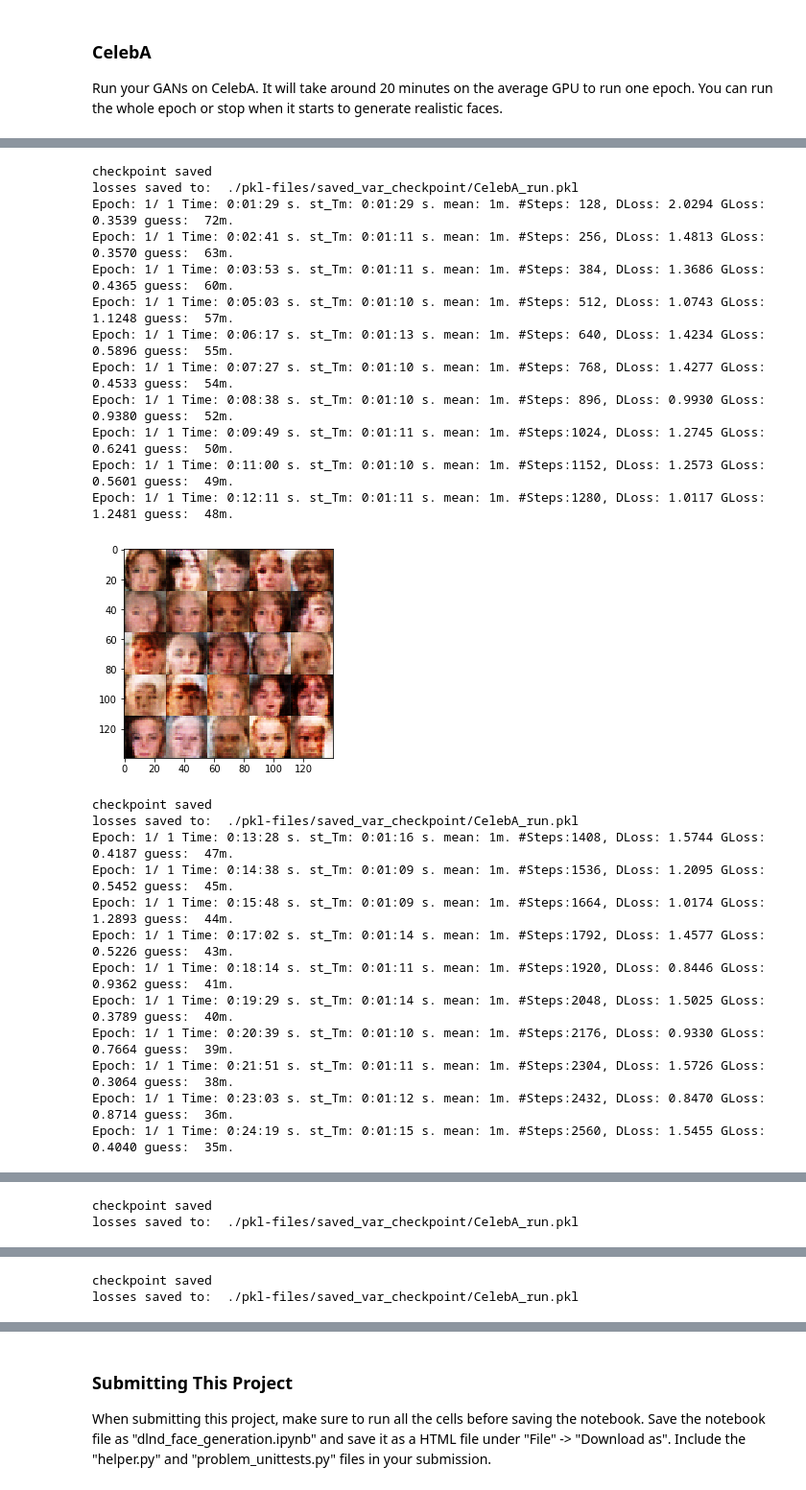
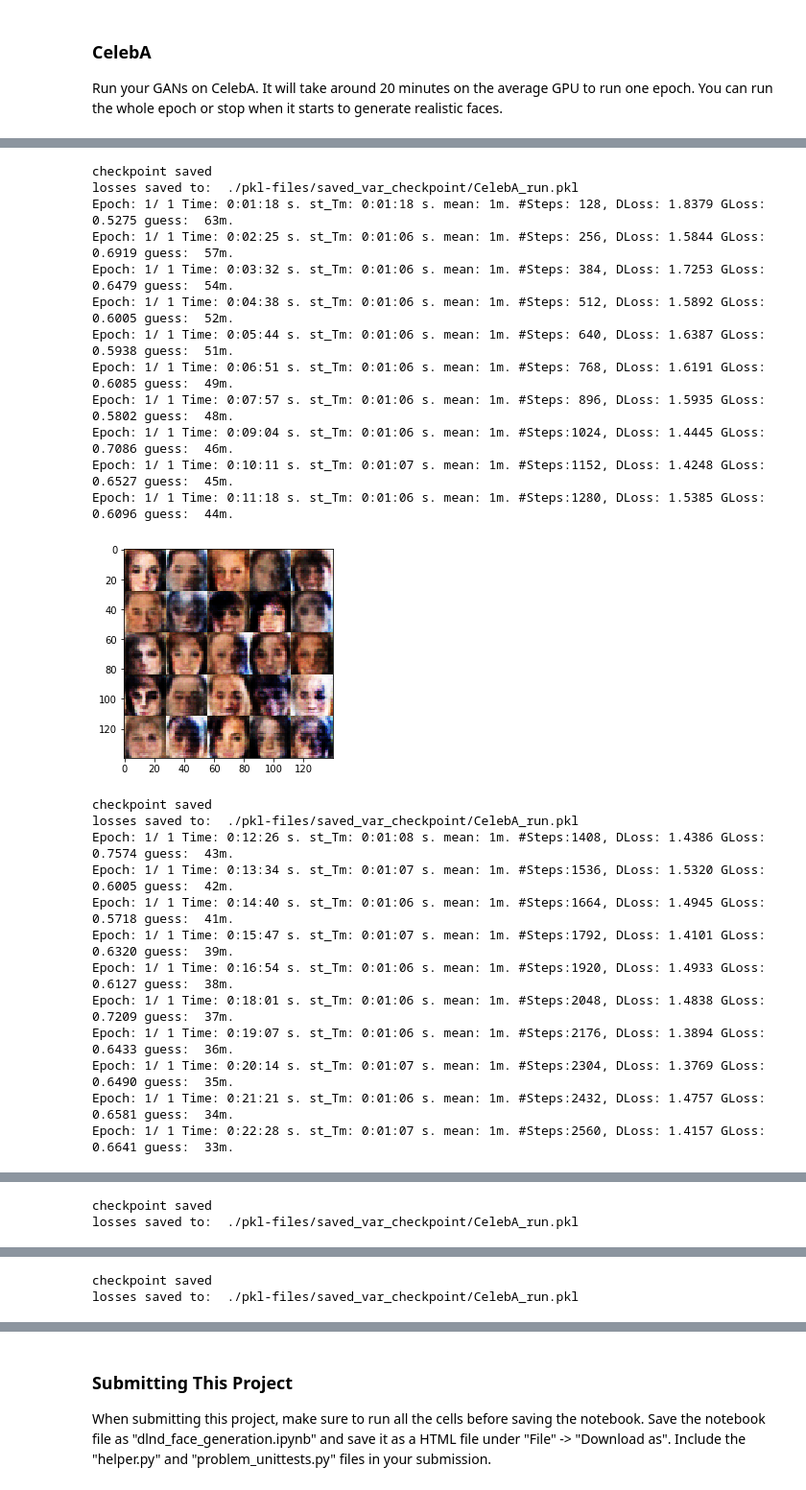
Before and after one commit to gertadam/Project5, a Jupyter notebook: dlnd_face_generation.ipynb, the cells around one changed output, grey strips where cells are left out. Shown at 96% size. Saved outputs shown, nothing was run; the diff lists cells and outputs as text; code cells hidden in the pictures.

```diff
--- a/dlnd_face_generation.ipynb
+++ b/dlnd_face_generation.ipynb
@@ -477,7 +477,6 @@ def train(epochs, batch_size, z_dim, learning_rate, beta1, get_batches, data_sha
     d_loss, g_loss              = model_loss(input_real, input_z, channels)
     d_opt, g_opt                = model_opt(d_loss, g_loss, learning_rate, beta1)
 
-    d_ste_g = True  # init        # if (train_loss_d <= train_loss_g):
     g_div_d = 2.1   # init        # if ((train_loss_g / train_loss_d)>=2.0):
 
     with tf.Session() as sess:
@@ -517,9 +516,7 @@ def train(epochs, batch_size, z_dim, learning_rate, beta1, get_batches, data_sha
                 _ = sess.run(g_opt, feed_dict={input_real: batch_images,
                                                input_z: batch_z,
                                                lr: learning_rate})
-                # if D-loss is smaller - run 1 extra opt
-                if (d_ste_g):
-                    _ = sess.run(g_opt, feed_dict={input_real: batch_images,
+                _ = sess.run(g_opt, feed_dict={input_real: batch_images,
                                                input_z: batch_z,
                                                lr: learning_rate})
                 # when G-loss is more than twice the D - run a 3rd opt
@@ -716,7 +713,7 @@ z_dim           = 100
 # I created a spreadsheet to try and understand beta1, beta2, m_0, v_0 - ended up with a 40* higher lr
 # I can't say anything other than: these worked for me - hope they will for you too.
 learning_rate   = 0.0002
-beta1           = 0.4
+beta1           = 0.6
 
 # to seperate the two data-runs, I will have to give the files different names
 filename        = 'CelebA_run'
@@ -724,7 +721,7 @@ filename        = 'CelebA_run'
 #set this to [ True ], if you want to load the checkpoint and loss-file
 Load_chk        =  False         #True
 
-Gkeep_prob      = 0.4
+Gkeep_prob      = 0.3
 Dkeep_prob      = 0.4
 
 num_mv_avg      =  49
@@ -748,25 +745,25 @@ with tf.Graph().as_default():
 checkpoint saved
 losses saved to:  ./pkl-files/saved_var_checkpoint/CelebA_run.pkl
-Epoch: 1/ 1 Time: 0:01:29 s. st_Tm: 0:01:29 s. mean: 1m. #Steps: 128, DLoss: 2.0294 GLoss: 0.3539 guess:  72m.
-Epoch: 1/ 1 Time: 0:02:41 s. st_Tm: 0:01:11 s. mean: 1m. #Steps: 256, DLoss: 1.4813 GLoss: 0.3570 guess:  63m.
-Epoch: 1/ 1 Time: 0:03:53 s. st_Tm: 0:01:11 s. mean: 1m. #Steps: 384, DLoss: 1.3686 GLoss: 0.4365 guess:  60m.
-Epoch: 1/ 1 Time: 0:05:03 s. st_Tm: 0:01:10 s. mean: 1m. #Steps: 512, DLoss: 1.0743 GLoss: 1.1248 guess:  57m.
-Epoch: 1/ 1 Time: 0:06:17 s. st_Tm: 0:01:13 s. mean: 1m. #Steps: 640, DLoss: 1.4234 GLoss: 0.5896 guess:  55m.
-Epoch: 1/ 1 Time: 0:07:27 s. st_Tm: 0:01:10 s. mean: 1m. #Steps: 768, DLoss: 1.4277 GLoss: 0.4533 guess:  54m.
-Epoch: 1/ 1 Time: 0:08:38 s. st_Tm: 0:01:10 s. mean: 1m. #Steps: 896, DLoss: 0.9930 GLoss: 0.9380 guess:  52m.
-Epoch: 1/ 1 Time: 0:09:49 s. st_Tm: 0:01:11 s. mean: 1m. #Steps:1024, DLoss: 1.2745 GLoss: 0.6241 guess:  50m.
-Epoch: 1/ 1 Time: 0:11:00 s. st_Tm: 0:01:10 s. mean: 1m. #Steps:1152, DLoss: 1.2573 GLoss: 0.5601 guess:  49m.
-Epoch: 1/ 1 Time: 0:12:11 s. st_Tm: 0:01:11 s. mean: 1m. #Steps:1280, DLoss: 1.0117 GLoss: 1.2481 guess:  48m.
+Epoch: 1/ 1 Time: 0:01:18 s. st_Tm: 0:01:18 s. mean: 1m. #Steps: 128, DLoss: 1.8379 GLoss: 0.5275 guess:  63m.
+Epoch: 1/ 1 Time: 0:02:25 s. st_Tm: 0:01:06 s. mean: 1m. #Steps: 256, DLoss: 1.5844 GLoss: 0.6919 guess:  57m.
+Epoch: 1/ 1 Time: 0:03:32 s. st_Tm: 0:01:06 s. mean: 1m. #Steps: 384, DLoss: 1.7253 GLoss: 0.6479 guess:  54m.
+Epoch: 1/ 1 Time: 0:04:38 s. st_Tm: 0:01:06 s. mean: 1m. #Steps: 512, DLoss: 1.5892 GLoss: 0.6005 guess:  52m.
+Epoch: 1/ 1 Time: 0:05:44 s. st_Tm: 0:01:06 s. mean: 1m. #Steps: 640, DLoss: 1.6387 GLoss: 0.5938 guess:  51m.
+Epoch: 1/ 1 Time: 0:06:51 s. st_Tm: 0:01:06 s. mean: 1m. #Steps: 768, DLoss: 1.6191 GLoss: 0.6085 guess:  49m.
+Epoch: 1/ 1 Time: 0:07:57 s. st_Tm: 0:01:06 s. mean: 1m. #Steps: 896, DLoss: 1.5935 GLoss: 0.5802 guess:  48m.
+Epoch: 1/ 1 Time: 0:09:04 s. st_Tm: 0:01:06 s. mean: 1m. #Steps:1024, DLoss: 1.4445 GLoss: 0.7086 guess:  46m.
+Epoch: 1/ 1 Time: 0:10:11 s. st_Tm: 0:01:07 s. mean: 1m. #Steps:1152, DLoss: 1.4248 GLoss: 0.6527 guess:  45m.
+Epoch: 1/ 1 Time: 0:11:18 s. st_Tm: 0:01:06 s. mean: 1m. #Steps:1280, DLoss: 1.5385 GLoss: 0.6096 guess:  44m.
-[figure, old version]
+[figure, new version]
 checkpoint saved
 losses saved to:  ./pkl-files/saved_var_checkpoint/CelebA_run.pkl
-Epoch: 1/ 1 Time: 0:13:28 s. st_Tm: 0:01:16 s. mean: 1m. #Steps:1408, DLoss: 1.5744 GLoss: 0.4187 guess:  47m.
-Epoch: 1/ 1 Time: 0:14:38 s. st_Tm: 0:01:09 s. mean: 1m. #Steps:1536, DLoss: 1.2095 GLoss: 0.5452 guess:  45m.
-Epoch: 1/ 1 Time: 0:15:48 s. st_Tm: 0:01:09 s. mean: 1m. #Steps:1664, DLoss: 1.0174 GLoss: 1.2893 guess:  44m.
-Epoch: 1/ 1 Time: 0:17:02 s. st_Tm: 0:01:14 s. mean: 1m. #Steps:1792, DLoss: 1.4577 GLoss: 0.5226 guess:  43m.
-Epoch: 1/ 1 Time: 0:18:14 s. st_Tm: 0:01:11 s. mean: 1m. #Steps:1920, DLoss: 0.8446 GLoss: 0.9362 guess:  41m.
-Epoch: 1/ 1 Time: 0:19:29 s. st_Tm: 0:01:14 s. mean: 1m. #Steps:2048, DLoss: 1.5025 GLoss: 0.3789 guess:  40m.
-Epoch: 1/ 1 Time: 0:20:39 s. st_Tm: 0:01:10 s. mean: 1m. #Steps:2176, DLoss: 0.9330 GLoss: 0.7664 guess:  39m.
-Epoch: 1/ 1 Time: 0:21:51 s. st_Tm: 0:01:11 s. mean: 1m. #Steps:2304, DLoss: 1.5726 GLoss: 0.3064 guess:  38m.
-Epoch: 1/ 1 Time: 0:23:03 s. st_Tm: 0:01:12 s. mean: 1m. #Steps:2432, DLoss: 0.8470 GLoss: 0.8714 guess:  36m.
-Epoch: 1/ 1 Time: 0:24:19 s. st_Tm: 0:01:15 s. mean: 1m. #Steps:2560, DLoss: 1.5455 GLoss: 0.4040 guess:  35m.
+Epoch: 1/ 1 Time: 0:12:26 s. st_Tm: 0:01:08 s. mean: 1m. #Steps:1408, DLoss: 1.4386 GLoss: 0.7574 guess:  43m.
+Epoch: 1/ 1 Time: 0:13:34 s. st_Tm: 0:01:07 s. mean: 1m. #Steps:1536, DLoss: 1.5320 GLoss: 0.6005 guess:  42m.
+Epoch: 1/ 1 Time: 0:14:40 s. st_Tm: 0:01:06 s. mean: 1m. #Steps:1664, DLoss: 1.4945 GLoss: 0.5718 guess:  41m.
+Epoch: 1/ 1 Time: 0:15:47 s. st_Tm: 0:01:07 s. mean: 1m. #Steps:1792, DLoss: 1.4101 GLoss: 0.6320 guess:  39m.
+Epoch: 1/ 1 Time: 0:16:54 s. st_Tm: 0:01:06 s. mean: 1m. #Steps:1920, DLoss: 1.4933 GLoss: 0.6127 guess:  38m.
+Epoch: 1/ 1 Time: 0:18:01 s. st_Tm: 0:01:06 s. mean: 1m. #Steps:2048, DLoss: 1.4838 GLoss: 0.7209 guess:  37m.
+Epoch: 1/ 1 Time: 0:19:07 s. st_Tm: 0:01:06 s. mean: 1m. #Steps:2176, DLoss: 1.3894 GLoss: 0.6433 guess:  36m.
+Epoch: 1/ 1 Time: 0:20:14 s. st_Tm: 0:01:07 s. mean: 1m. #Steps:2304, DLoss: 1.3769 GLoss: 0.6490 guess:  35m.
+Epoch: 1/ 1 Time: 0:21:21 s. st_Tm: 0:01:06 s. mean: 1m. #Steps:2432, DLoss: 1.4757 GLoss: 0.6581 guess:  34m.
+Epoch: 1/ 1 Time: 0:22:28 s. st_Tm: 0:01:07 s. mean: 1m. #Steps:2560, DLoss: 1.4157 GLoss: 0.6641 guess:  33m.
```
Also changed, not shown: parts of 2 cells of this notebook, 1 other file.
